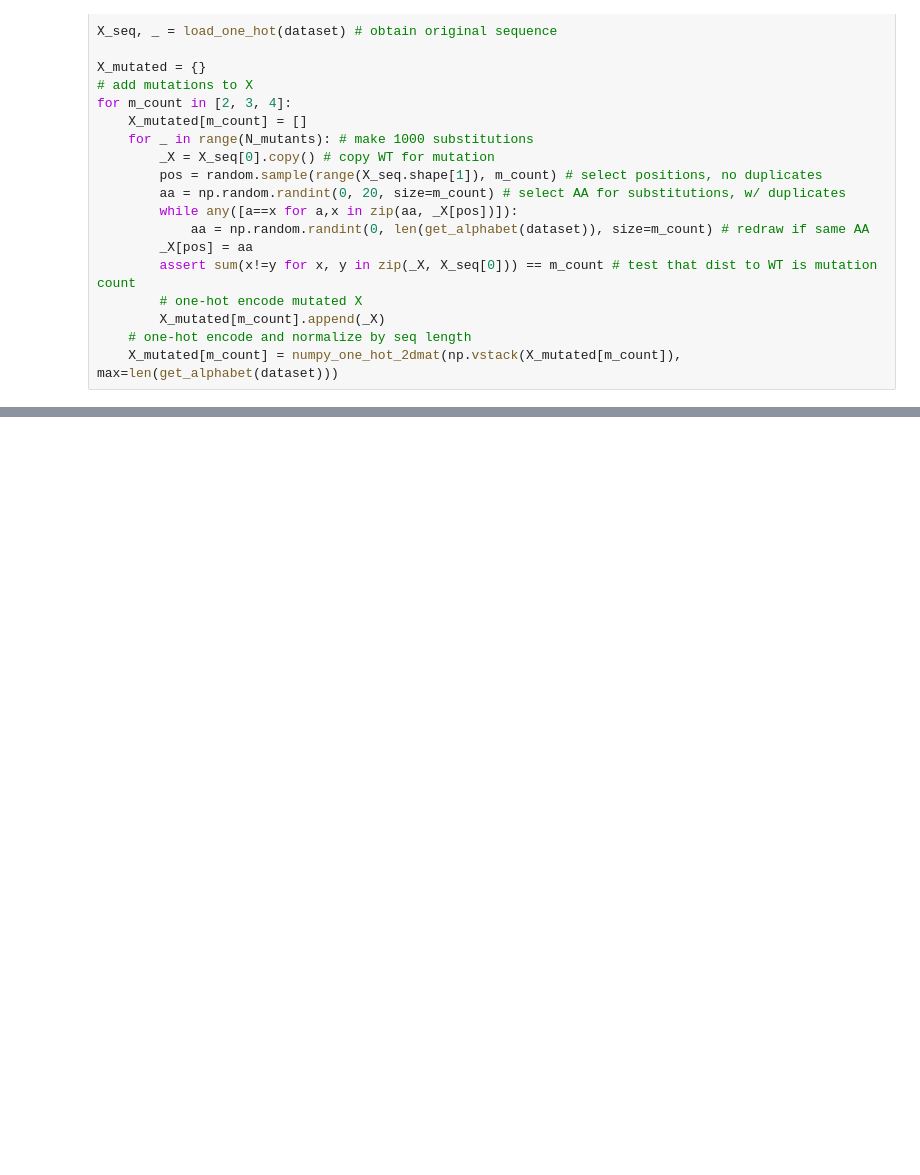
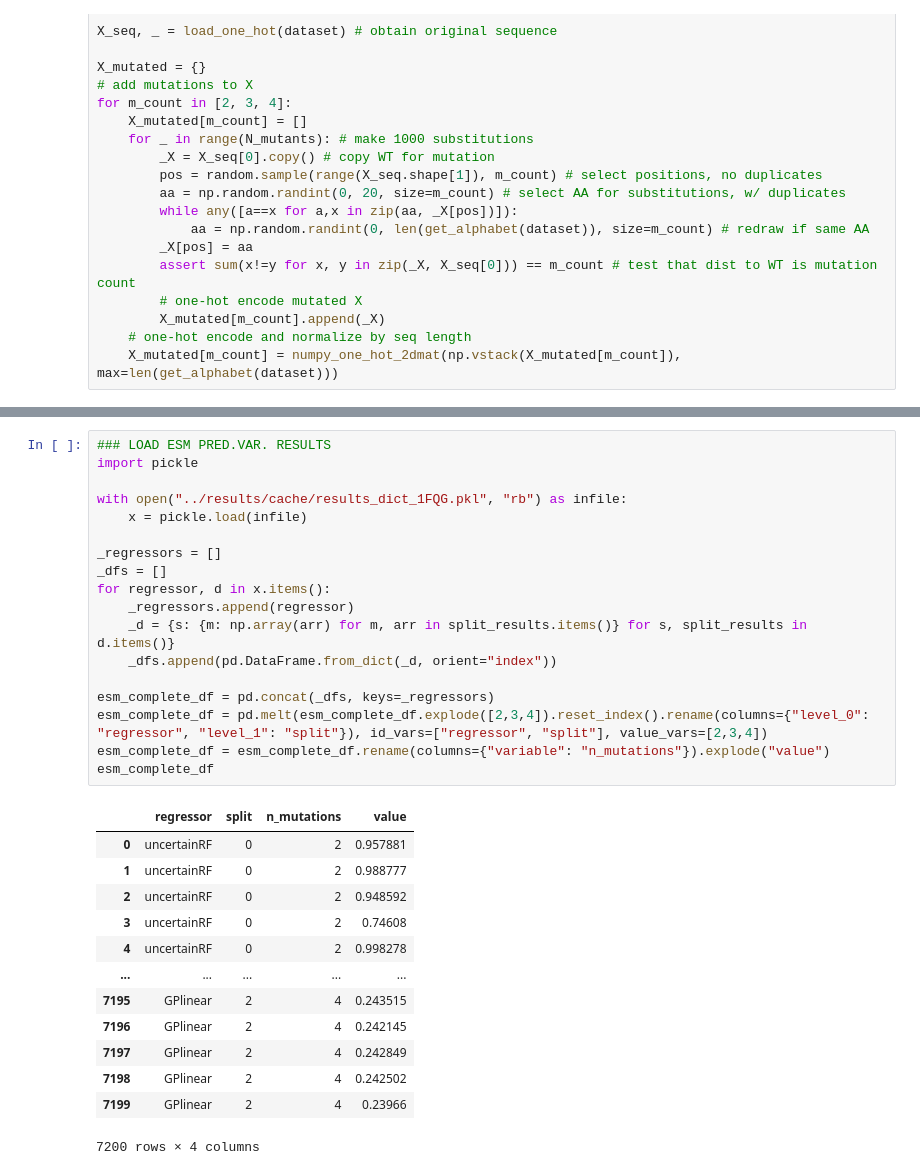
Before and after one commit to MachineLearningLifeScience/protein_regression, a Jupyter notebook: notebooks/figures_review.ipynb, the cells around one changed output, grey strips where cells are left out. Cells and saved outputs as stored; diff of their text form; blank space fills up the shorter version.

```diff
--- a/notebooks/figures_review.ipynb
+++ b/notebooks/figures_review.ipynb
@@ -432,0 +425,32 @@ Pred.Var. Sorted Variants: [0.685, 0.72, 1.0];
+# %%
+### LOAD ESM PRED.VAR. RESULTS
+import pickle
+
+with open("../results/cache/results_dict_1FQG.pkl", "rb") as infile:
+    x = pickle.load(infile)
+
+_regressors = []
+_dfs = []
+for regressor, d in x.items():
+    _regressors.append(regressor)
+    _d = {s: {m: np.array(arr) for m, arr in split_results.items()} for s, split_results in d.items()}
+    _dfs.append(pd.DataFrame.from_dict(_d, orient="index"))
+
+esm_complete_df = pd.concat(_dfs, keys=_regressors)
+esm_complete_df = pd.melt(esm_complete_df.explode([2,3,4]).reset_index().rename(columns={"level_0": "regressor", "level_1": "split"}), id_vars=["regressor", "split"], value_vars=[2,3,4])
+esm_complete_df = esm_complete_df.rename(columns={"variable": "n_mutations"}).explode("value")
+esm_complete_df
+# %% [output]
+|  | regressor | split | n_mutations | value |
+| 0 | uncertainRF | 0 | 2 | 0.957881 |
+| 1 | uncertainRF | 0 | 2 | 0.988777 |
+| 2 | uncertainRF | 0 | 2 | 0.948592 |
+| 3 | uncertainRF | 0 | 2 | 0.74608 |
+| 4 | uncertainRF | 0 | 2 | 0.998278 |
+| ... | ... | ... | ... | ... |
+| 7195 | GPlinear | 2 | 4 | 0.243515 |
+| 7196 | GPlinear | 2 | 4 | 0.242145 |
+| 7197 | GPlinear | 2 | 4 | 0.242849 |
+| 7198 | GPlinear | 2 | 4 | 0.242502 |
+| 7199 | GPlinear | 2 | 4 | 0.23966 |
+7200 rows × 4 columns
```
Also changed, not shown: parts of 15 cells of this notebook, 1 other file.
